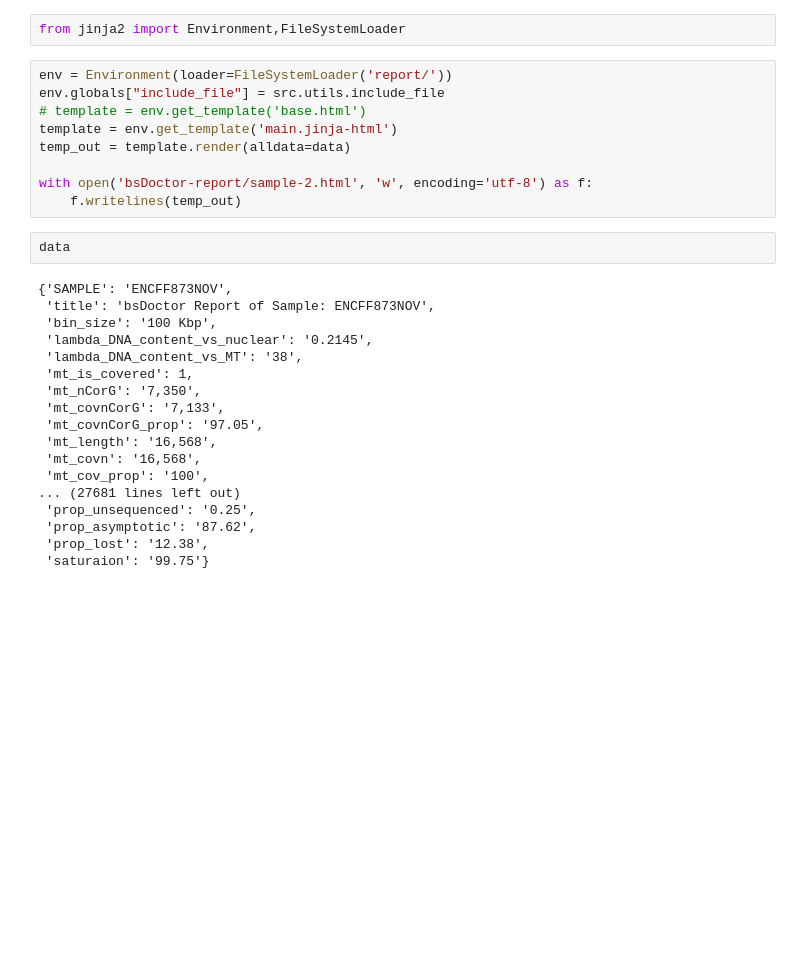
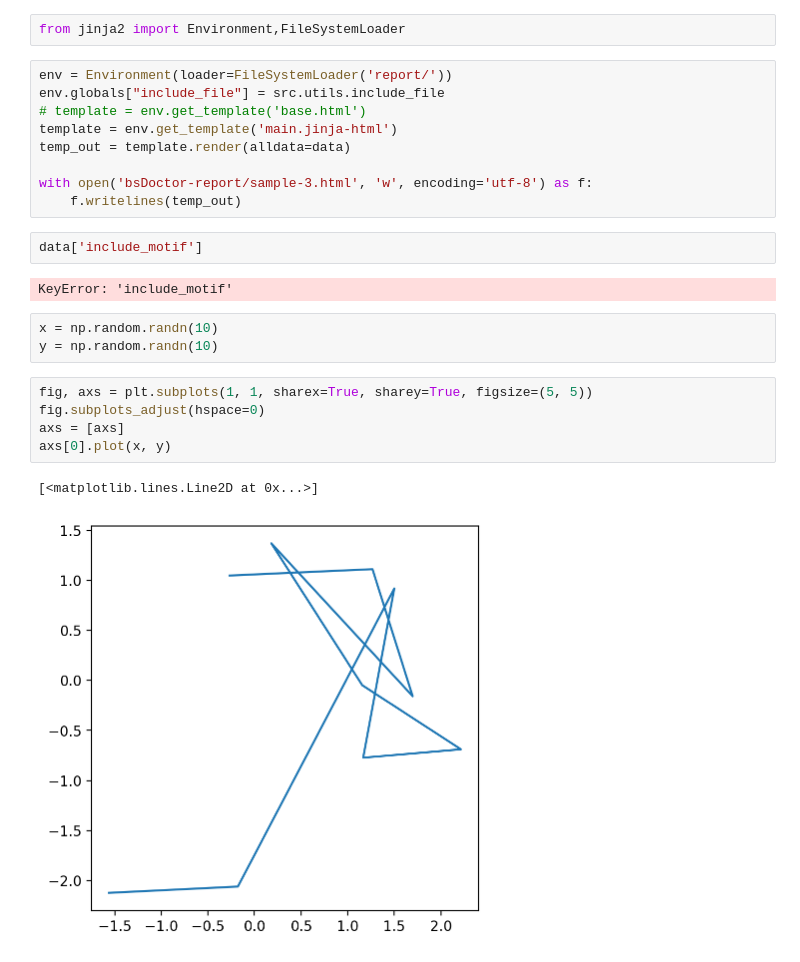
Before and after one commit to hippo-yf/bsDoctor, a Jupyter notebook: 1.ipynb, the cells around one changed output. Saved outputs shown, nothing was run; the diff lists cells and outputs as text; blank space fills up the shorter version.

```diff
--- a/1.ipynb
+++ b/1.ipynb
@@ -27,25 +27,20 @@ env.globals["include_file"] = src.utils.include_file
 template = env.get_template('main.jinja-html')
 temp_out = template.render(alldata=data)
 
-with open('bsDoctor-report/sample-2.html', 'w', encoding='utf-8') as f:
+with open('bsDoctor-report/sample-3.html', 'w', encoding='utf-8') as f:
     f.writelines(temp_out)
 # %%
-data
+data['include_motif']
 # %% [output]
-{'SAMPLE': 'ENCFF873NOV',
- 'title': 'bsDoctor Report of Sample: ENCFF873NOV',
- 'bin_size': '100 Kbp',
- 'lambda_DNA_content_vs_nuclear': '0.2145',
- 'lambda_DNA_content_vs_MT': '38',
- 'mt_is_covered': 1,
- 'mt_nCorG': '7,350',
- 'mt_covnCorG': '7,133',
- 'mt_covnCorG_prop': '97.05',
- 'mt_length': '16,568',
- 'mt_covn': '16,568',
- 'mt_cov_prop': '100',
-... (27681 lines left out)
- 'prop_unsequenced': '0.25',
- 'prop_asymptotic': '87.62',
- 'prop_lost': '12.38',
- 'saturaion': '99.75'}
+KeyError: 'include_motif'
+# %%
+x = np.random.randn(10)
+y = np.random.randn(10)
+# %%
+fig, axs = plt.subplots(1, 1, sharex=True, sharey=True, figsize=(5, 5))
+fig.subplots_adjust(hspace=0)
+axs = [axs]
+axs[0].plot(x, y)
+# %% [output]
+[<matplotlib.lines.Line2D at 0x...>]
+[figure, added]
```
Also changed, not shown: 21 other files.
